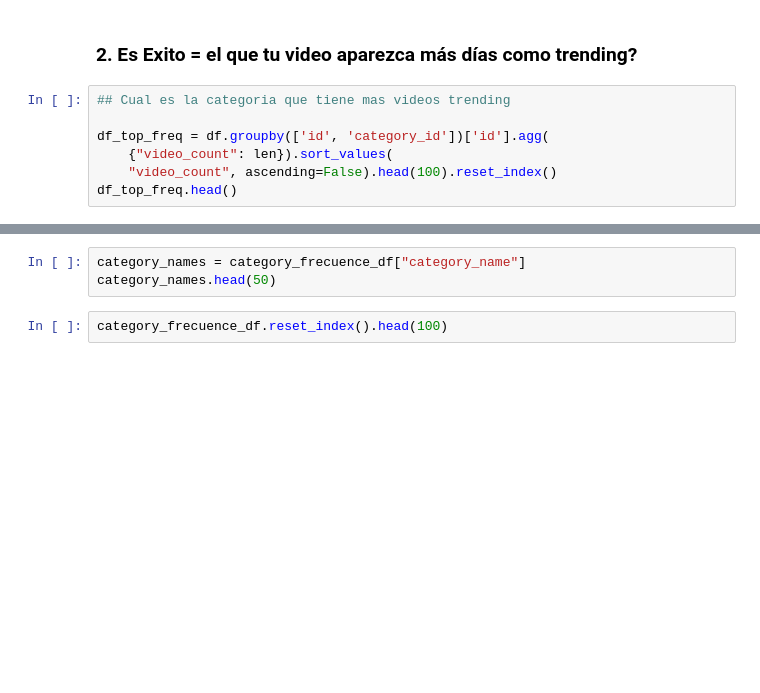
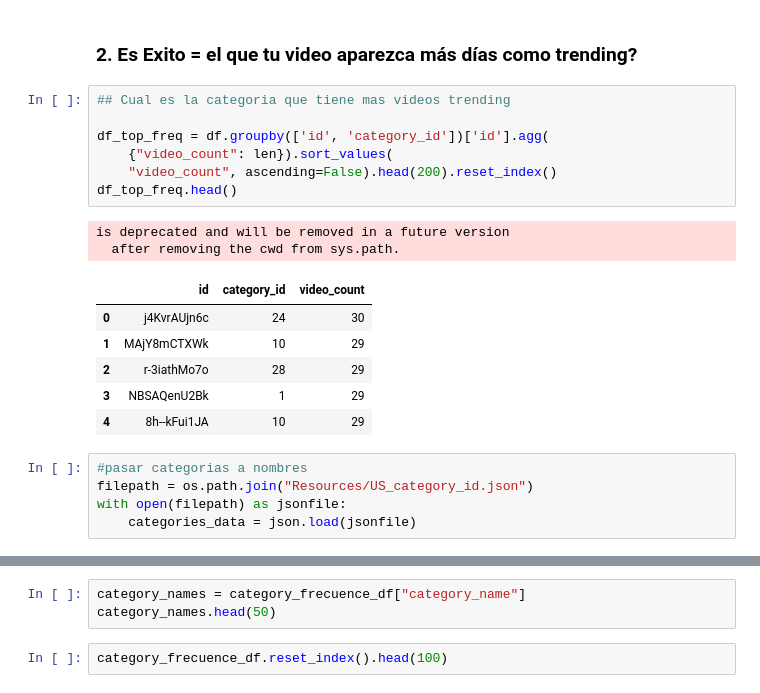
Before and after one commit to CaroMuizzi/Success-on-YouTube-Channels, a Jupyter notebook: cyn_file.ipynb, the cells around one changed output, grey strips where cells are left out. Cells and saved outputs as stored; diff of their text form; blank space fills up the shorter version.

```diff
--- a/cyn_file.ipynb
+++ b/cyn_file.ipynb
@@ -63,7 +121,21 @@ video_trending_count.sort_values(ascending=False)
 # %%
 ## Cual es la categoria que tiene mas videos trending
 
 df_top_freq = df.groupby(['id', 'category_id'])['id'].agg(
     {"video_count": len}).sort_values(
-    "video_count", ascending=False).head(100).reset_index()
+    "video_count", ascending=False).head(200).reset_index()
 df_top_freq.head()
+# %% [output]
+is deprecated and will be removed in a future version
+  after removing the cwd from sys.path.
+|  | id | category_id | video_count |
+| 0 | j4KvrAUjn6c | 24 | 30 |
+| 1 | MAjY8mCTXWk | 10 | 29 |
+| 2 | r-3iathMo7o | 28 | 29 |
+| 3 | NBSAQenU2Bk | 1 | 29 |
+| 4 | 8h--kFui1JA | 10 | 29 |
+# %%
+#pasar categorias a nombres
+filepath = os.path.join("Resources/US_category_id.json")
+with open(filepath) as jsonfile:
+    categories_data = json.load(jsonfile)
```
Also changed, not shown: parts of 33 cells of this notebook, 1 other file.
